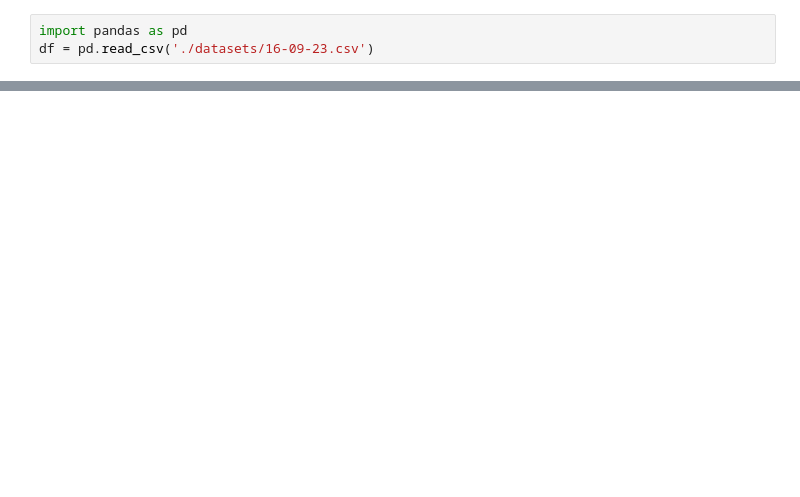
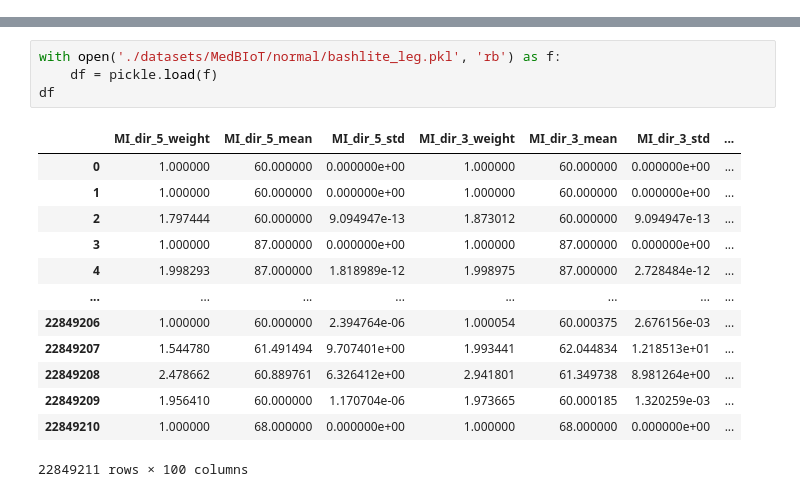
Before and after one commit to ZengYuXiang7/netwrok_dectection, a Jupyter notebook: script.ipynb, the cells around one changed output, grey strips where cells are left out. Saved outputs shown, nothing was run; the diff lists cells and outputs as text; blank space fills up the shorter version.

```diff
--- a/script.ipynb
+++ b/script.ipynb
@@ -1,3 +0,0 @@
-# %%
-import pandas as pd
-df = pd.read_csv('./datasets/16-09-23.csv')
@@ -3,0 +40,18 @@ df = pd.read_csv('./datasets/16-09-23.csv')
+# %%
+with open('./datasets/MedBIoT/normal/bashlite_leg.pkl', 'rb') as f:
+    df = pickle.load(f)
+df
+# %% [output]
+|  | MI_dir_5_weight | MI_dir_5_mean | MI_dir_5_std | MI_dir_3_weight | MI_dir_3_mean | MI_dir_3_std | ... |
+| 0 | 1.000000 | 60.000000 | 0.000000e+00 | 1.000000 | 60.000000 | 0.000000e+00 | ... |
+| 1 | 1.000000 | 60.000000 | 0.000000e+00 | 1.000000 | 60.000000 | 0.000000e+00 | ... |
+| 2 | 1.797444 | 60.000000 | 9.094947e-13 | 1.873012 | 60.000000 | 9.094947e-13 | ... |
+| 3 | 1.000000 | 87.000000 | 0.000000e+00 | 1.000000 | 87.000000 | 0.000000e+00 | ... |
+| 4 | 1.998293 | 87.000000 | 1.818989e-12 | 1.998975 | 87.000000 | 2.728484e-12 | ... |
+| ... | ... | ... | ... | ... | ... | ... | ... |
+| 22849206 | 1.000000 | 60.000000 | 2.394764e-06 | 1.000054 | 60.000375 | 2.676156e-03 | ... |
+| 22849207 | 1.544780 | 61.491494 | 9.707401e+00 | 1.993441 | 62.044834 | 1.218513e+01 | ... |
+| 22849208 | 2.478662 | 60.889761 | 6.326412e+00 | 2.941801 | 61.349738 | 8.981264e+00 | ... |
+| 22849209 | 1.956410 | 60.000000 | 1.170704e-06 | 1.973665 | 60.000185 | 1.320259e-03 | ... |
+| 22849210 | 1.000000 | 68.000000 | 0.000000e+00 | 1.000000 | 68.000000 | 0.000000e+00 | ... |
+22849211 rows × 100 columns
```
Also changed, not shown: parts of 8 cells of this notebook, 1 other file.
